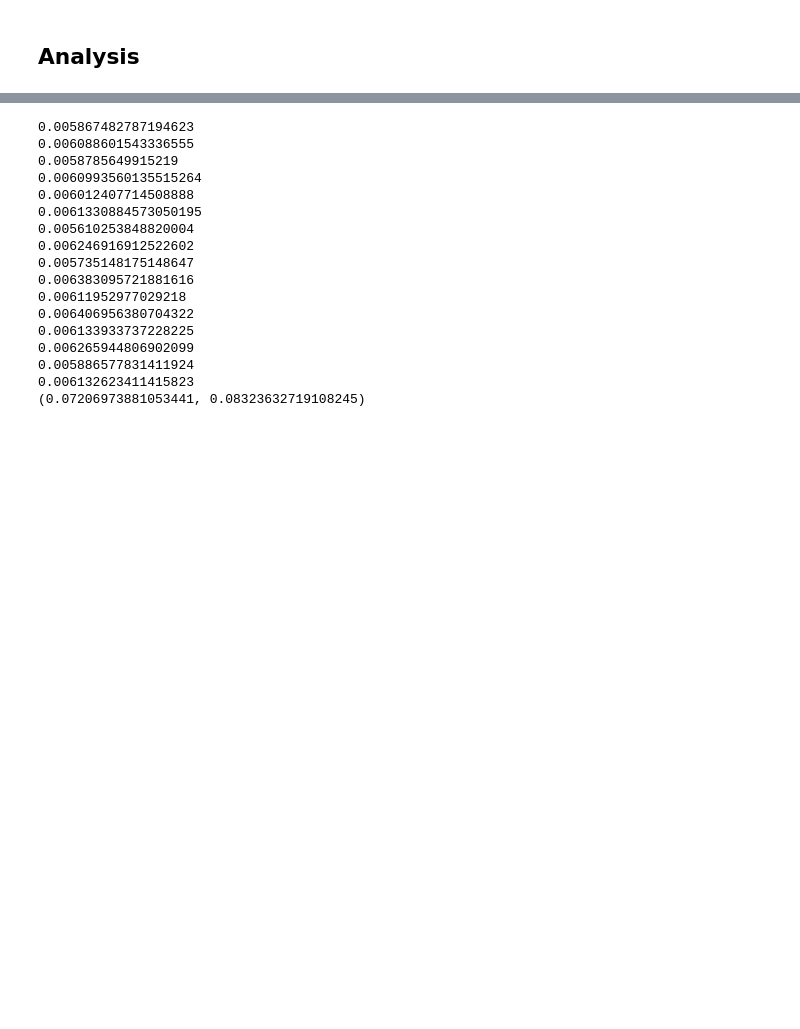
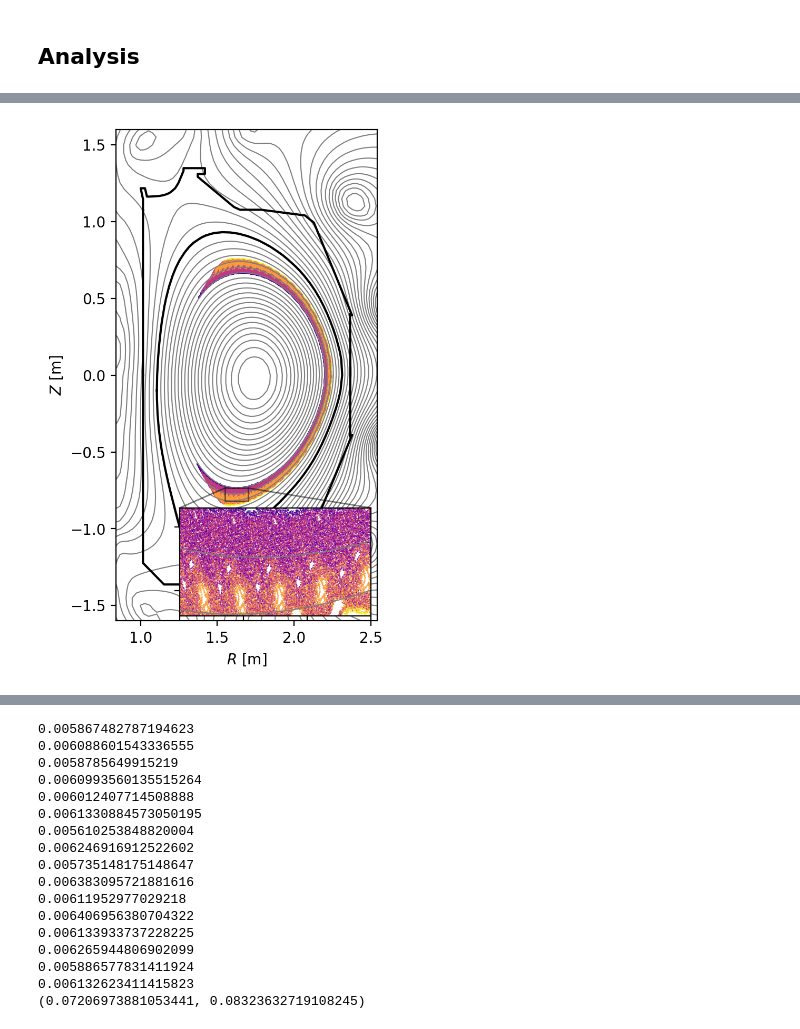
Before and after one commit to Maplenormandy/c1lgkt, a Jupyter notebook: bin/midplane_section_analysis.ipynb, the cells around one changed output, grey strips where cells are left out. Drawn from its saved outputs; the diff is of its cells as text; code cells hidden in the pictures; blank space fills up the shorter version.

```diff
--- a/bin/midplane_section_analysis.ipynb
+++ b/bin/midplane_section_analysis.ipynb
@@ -218,32 +177,33 @@ plt.tight_layout()
 # %%
-
 # %% Plot the poloidal cross-section section in (R,Z)
-
-fig, axs = plt.subplots(1,2,sharex='all',sharey='all')
+fig, ax = plt.subplots(1,1, figsize=(3.2,6.4), dpi=200)
 #fig, axs = plt.subplots(1,2)
 
-ravgs = np.empty(nump)
+# Create inset axes for zoomed in view
+axins = ax.inset_axes([0.21, 0.01, 0.8, 0.22],
+                      xticklabels=[], yticklabels=[]) # [left, bottom, width, height]
 
-eq.plot_magnetic_geometry(axs[0])
-eq.plot_magnetic_geometry(axs[1])
-
-#axs[0].pcolormesh(rplot, zplot, phigrid, cmap='viridis')
+eq.plot_magnetic_geometry(ax)
+eq.plot_magnetic_geometry(axins)
 
 for k in range(0,nump):
-    #ravgs[k] = np.average(np.concatenate((ppunc[k][1][0,:], npunc[k][1][0,:])))
+    norm = mpl.colors.Normalize(vmin=rmin, vmax=rmax)
+    color = mpl.cm.plasma(norm(ravgs[k]))
 
-    #cplot = 'tab:blue' if ravgs[k] > 2.2259 else 'tab:orange'
-    #cplot = 'tab:blue'
+    ax.scatter(ppunc2[k][1][0,:], ppunc2[k][1][2,:], s=1*(72/100.0)**2, l=0, color=color, rasterized=True)
+    axins.scatter(ppunc2[k][1][0,:], ppunc2[k][1][2,:], s=1*(72/100.0)**2, lw=0, color=color, rasterized=True)
+    #axs[1].scatter(npunc2[k][1][0,:], npunc2[k][1][2,:], s=1*(72/100.0)**2, lw=0)
 
-    axs[0].scatter(ppunc2[k][1][0,:], ppunc2[k][1][2,:], s=1*(72/100.0)**2, lw=0)
-    axs[1].scatter(npunc2[k][1][0,:], npunc2[k][1][2,:], s=1*(72/100.0)**2, lw=0)
+axins.set_xlim(1.55, 1.7)
+axins.set_ylim(-0.82, -0.735)
+ax.set_xlabel(R'$R$ [m]')
+ax.set_ylabel(R'$Z$ [m]')
 
-axs[0].set_xlabel(R'$R$ [m]')
-axs[1].set_xlabel(R'$R$ [m]')
-axs[0].set_ylabel(R'$Z$ [m]')
-axs[1].set_ylabel(R'$Z$ [m]')
+ax.indicate_inset_zoom(axins, edgecolor="black")
 
-axs[0].set_title(R'$v_{\parallel} \hat{\mathbf{b}}\cdot\hat{\boldsymbol{\varphi}}$ > 0')
-axs[1].set_title(R'$v_{\parallel} \hat{\mathbf{b}}\cdot\hat{\boldsymbol{\varphi}}$ < 0')
+#axs[0].set_title(R'$v_{\parallel} \hat{\mathbf{b}}\cdot\hat{\boldsymbol{\varphi}}$ > 0')
+#axs[1].set_title(R'$v_{\parallel} \hat{\mathbf{b}}\cdot\hat{\boldsymbol{\varphi}}$ < 0')
 
-plt.tight_layout()
+plt.savefig('./outputs/{}_poloidal.pdf'.format(filelabel), dpi=300, bbox_inches='tight')
+# %% [output]
+[figure, added]
```
Also changed, not shown: parts of 16 cells of this notebook, 7 other files.
